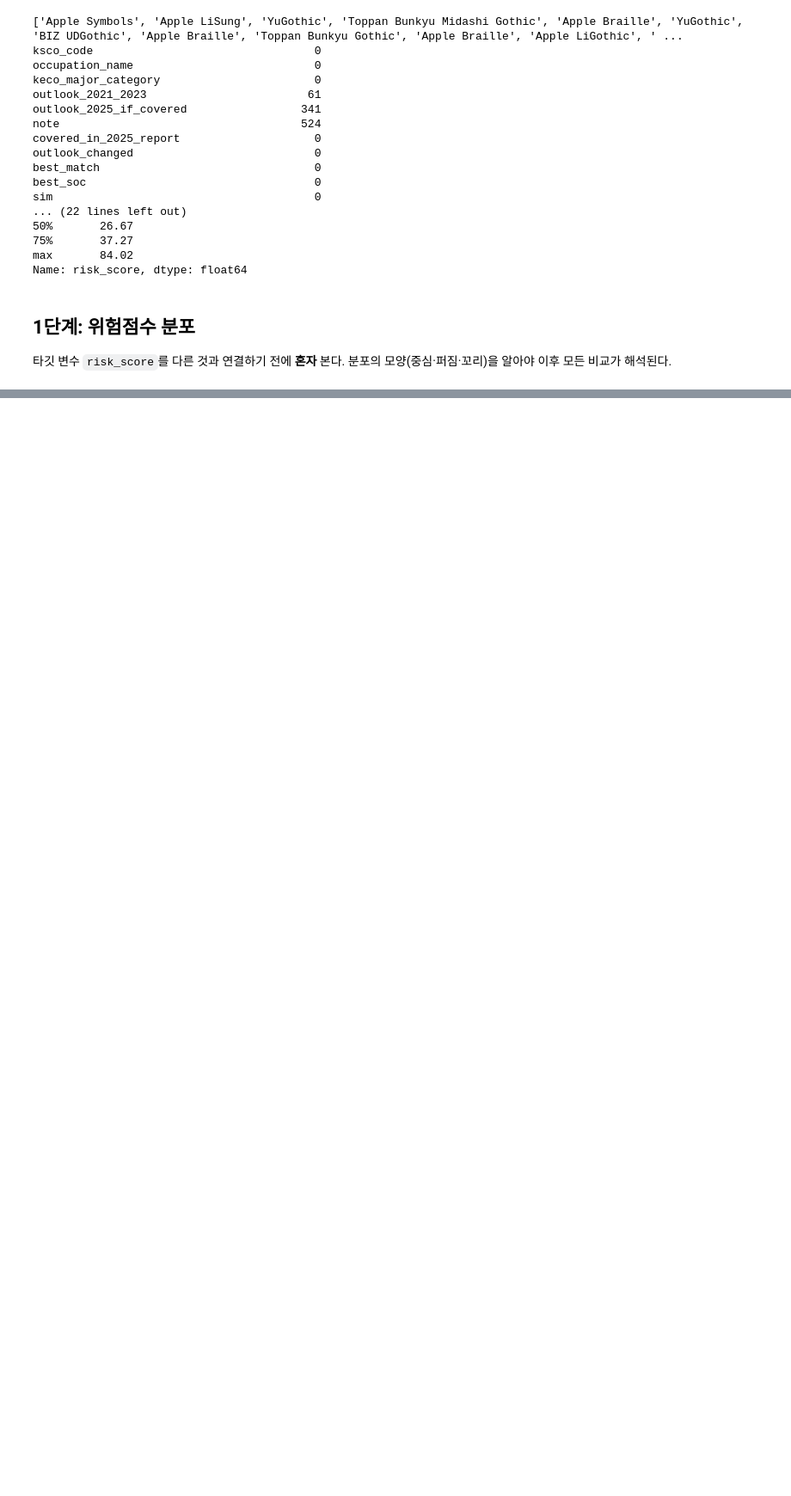
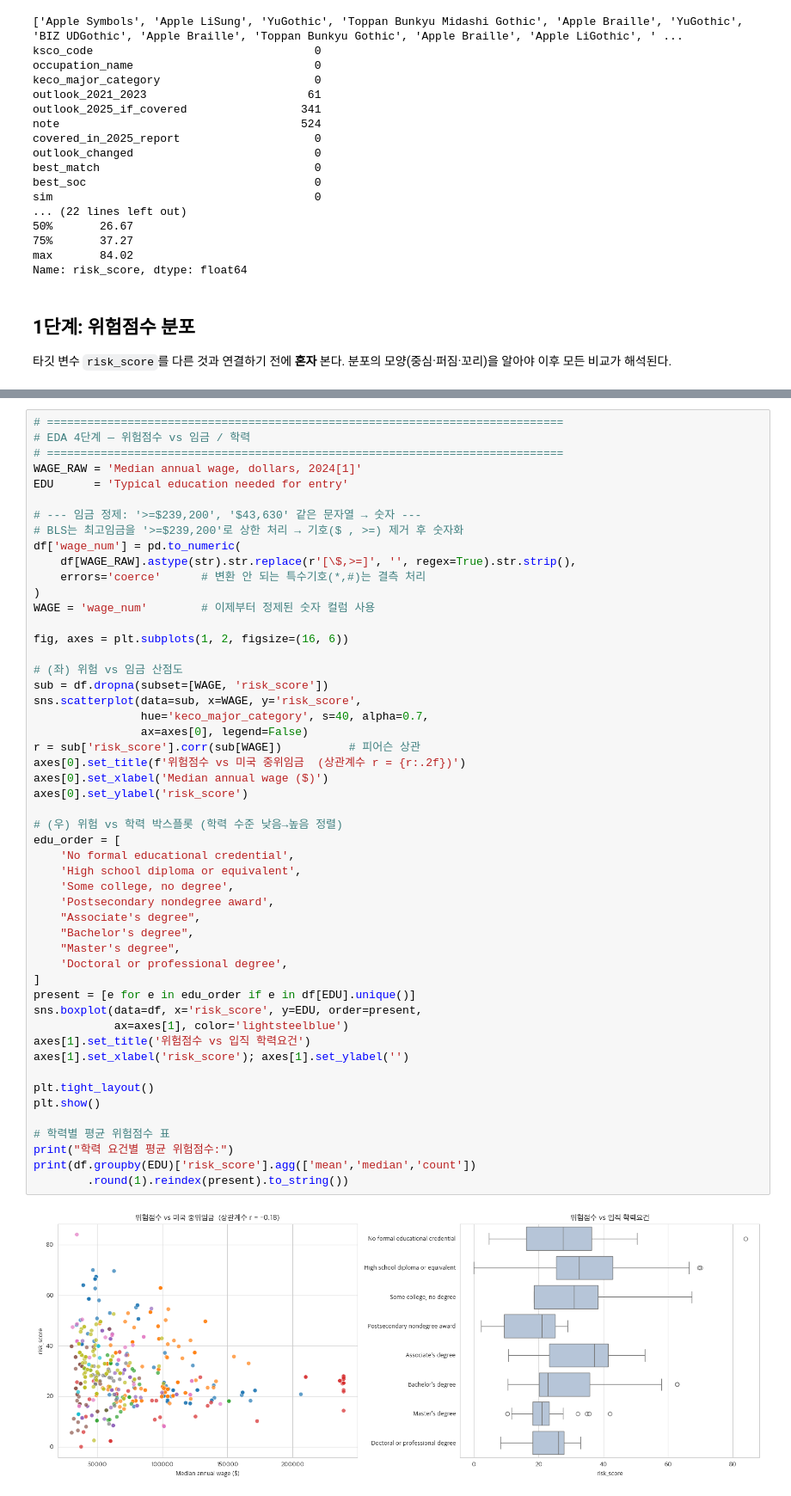
Before and after one commit to eunsoo716/data-analysis-portfolio, a Jupyter notebook: ai-outlook/ai_outlook.ipynb, the cells around one changed output, grey strips where cells are left out. Shown at 86% size. Drawn from its saved outputs; the diff is of its cells as text; blank space fills up the shorter version.

```diff
--- a/ai-outlook/ai_outlook.ipynb
+++ b/ai-outlook/ai_outlook.ipynb
@@ -1443,0 +1580,53 @@ print(f"상위 10% 경계   : {df['risk_score'].quantile(0.90):.1f}")
+# %%
+# =============================================================================
+# EDA 4단계 — 위험점수 vs 임금 / 학력
+# =============================================================================
+WAGE_RAW = 'Median annual wage, dollars, 2024[1]'
+EDU      = 'Typical education needed for entry'
+
+# --- 임금 정제: '>=$239,200', '$43,630' 같은 문자열 → 숫자 ---
+# BLS는 최고임금을 '>=$239,200'로 상한 처리 → 기호($ , >=) 제거 후 숫자화
+df['wage_num'] = pd.to_numeric(
+    df[WAGE_RAW].astype(str).str.replace(r'[\$,>=]', '', regex=True).str.strip(),
+    errors='coerce'      # 변환 안 되는 특수기호(*,#)는 결측 처리
+)
+WAGE = 'wage_num'        # 이제부터 정제된 숫자 컬럼 사용
+
+fig, axes = plt.subplots(1, 2, figsize=(16, 6))
+
+# (좌) 위험 vs 임금 산점도
+sub = df.dropna(subset=[WAGE, 'risk_score'])
+sns.scatterplot(data=sub, x=WAGE, y='risk_score',
+                hue='keco_major_category', s=40, alpha=0.7,
+                ax=axes[0], legend=False)
+r = sub['risk_score'].corr(sub[WAGE])          # 피어슨 상관
+axes[0].set_title(f'위험점수 vs 미국 중위임금  (상관계수 r = {r:.2f})')
+axes[0].set_xlabel('Median annual wage ($)')
+axes[0].set_ylabel('risk_score')
+
+# (우) 위험 vs 학력 박스플롯 (학력 수준 낮음→높음 정렬)
+edu_order = [
+    'No formal educational credential',
+    'High school diploma or equivalent',
+    'Some college, no degree',
+    'Postsecondary nondegree award',
+    "Associate's degree",
+    "Bachelor's degree",
+    "Master's degree",
+    'Doctoral or professional degree',
+]
+present = [e for e in edu_order if e in df[EDU].unique()]
+sns.boxplot(data=df, x='risk_score', y=EDU, order=present,
+            ax=axes[1], color='lightsteelblue')
+axes[1].set_title('위험점수 vs 입직 학력요건')
+axes[1].set_xlabel('risk_score'); axes[1].set_ylabel('')
+
+plt.tight_layout()
+plt.show()
+
+# 학력별 평균 위험점수 표
+print("학력 요건별 평균 위험점수:")
+print(df.groupby(EDU)['risk_score'].agg(['mean','median','count'])
+        .round(1).reindex(present).to_string())
+# %% [output]
+[figure, added]
```
Also changed, not shown: parts of 7 cells of this notebook, 2 other files.
